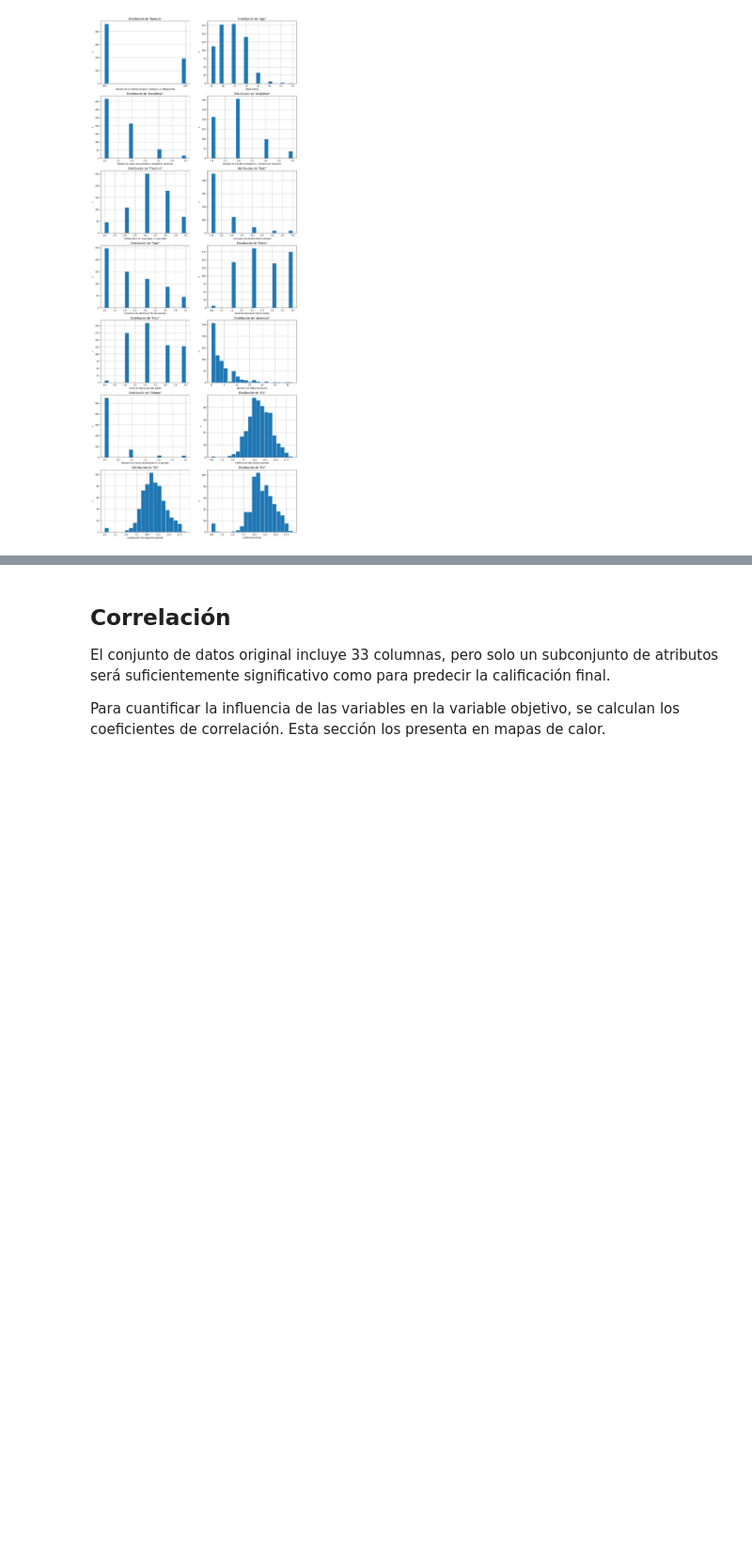
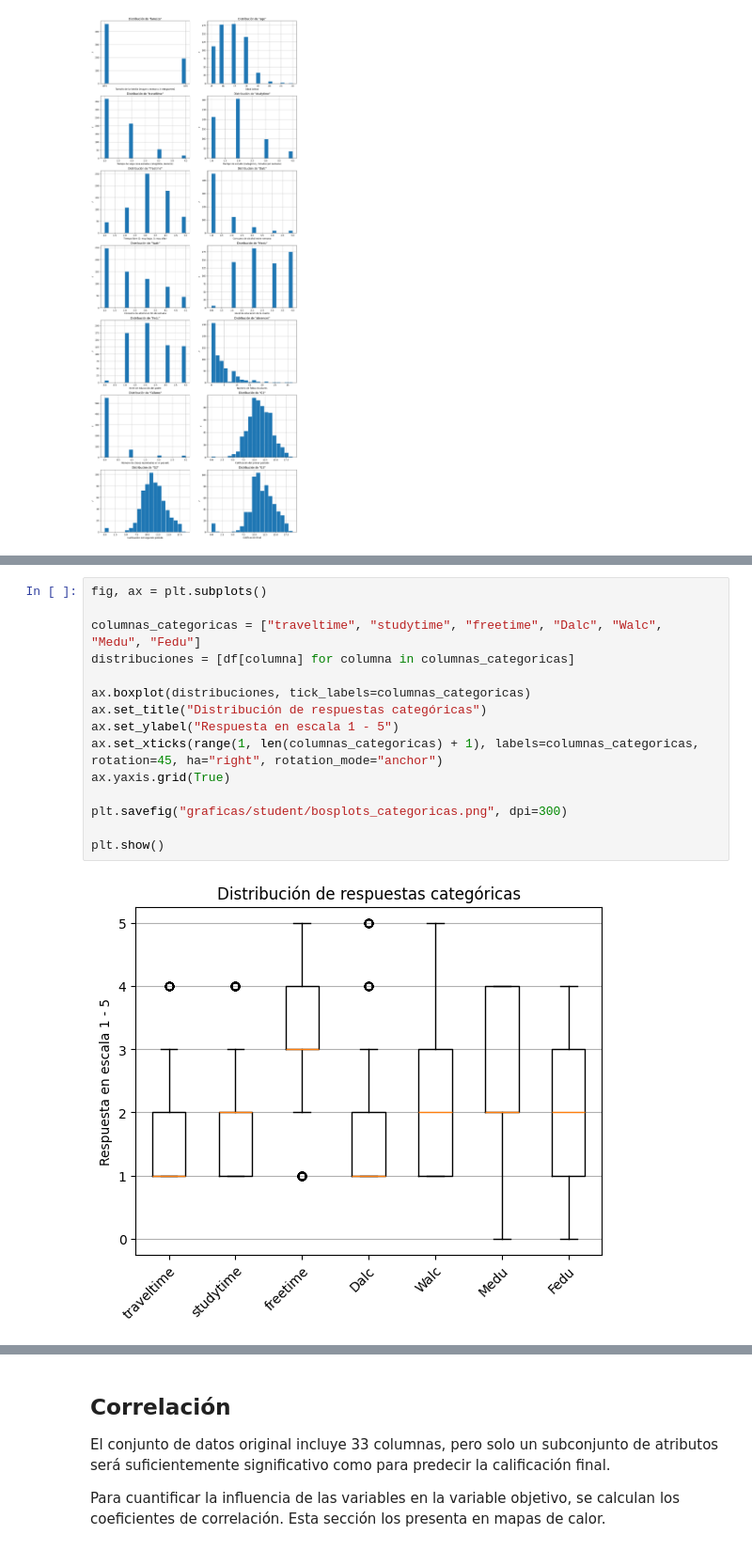
Before and after one commit to Frozen-Burrito/sim-matematica, a Jupyter notebook: proyectos/modulo_1/ProyectoModulo1_CardonaM_CurielM_MendozaF.ipynb, the cells around one changed output, grey strips where cells are left out. Shown at 94% size. Saved outputs shown, nothing was run; the diff lists cells and outputs as text; blank space fills up the shorter version.

```diff
--- a/proyectos/modulo_1/ProyectoModulo1_CardonaM_CurielM_MendozaF.ipynb
+++ b/proyectos/modulo_1/ProyectoModulo1_CardonaM_CurielM_MendozaF.ipynb
@@ -231,0 +248,17 @@ plt.show()
+# %%
+fig, ax = plt.subplots()
+
+columnas_categoricas = ["traveltime", "studytime", "freetime", "Dalc", "Walc", "Medu", "Fedu"]
+distribuciones = [df[columna] for columna in columnas_categoricas]
+
+ax.boxplot(distribuciones, tick_labels=columnas_categoricas)
+ax.set_title("Distribución de respuestas categóricas")
+ax.set_ylabel("Respuesta en escala 1 - 5")
+ax.set_xticks(range(1, len(columnas_categoricas) + 1), labels=columnas_categoricas, rotation=45, ha="right", rotation_mode="anchor")
+ax.yaxis.grid(True)
+
+plt.savefig("graficas/student/bosplots_categoricas.png", dpi=300)
+
+plt.show()
+# %% [output]
+[figure, added]
```
Also changed, not shown: parts of 9 cells of this notebook, 4 other files.
